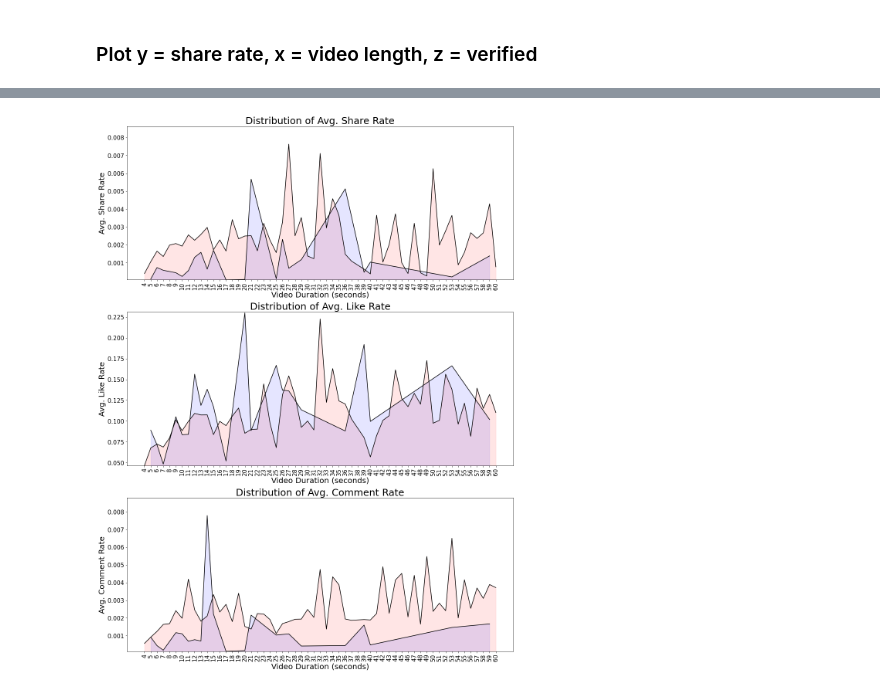
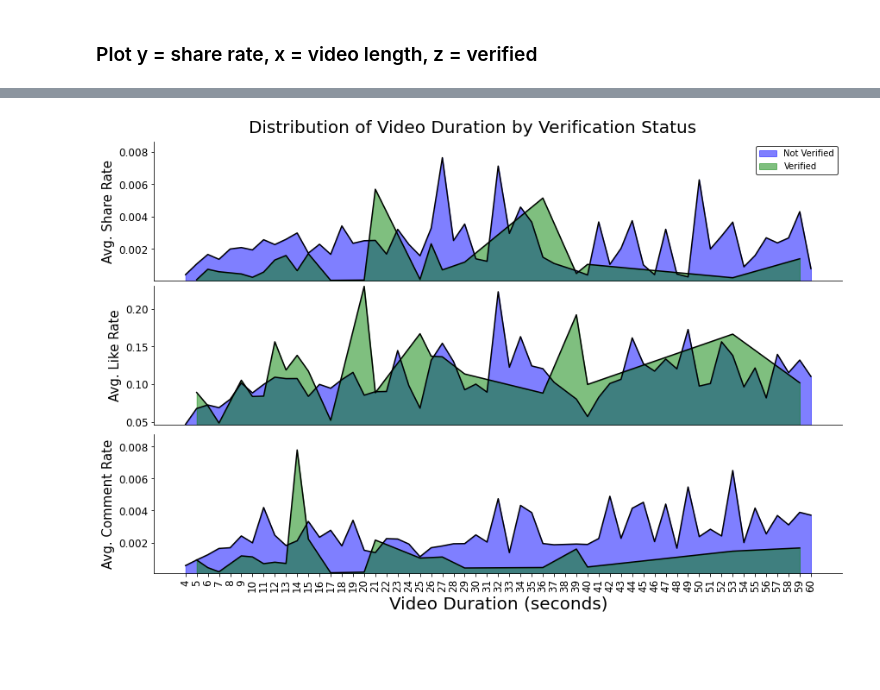
Before and after one commit to ba-group-projects/tiktok-popularity-eda, a Jupyter notebook: mattheus_smm635_mtp_eda.ipynb, the cells around one changed output, grey strips where cells are left out. Saved outputs shown, nothing was run; the diff lists cells and outputs as text; code cells hidden in the pictures; blank space fills up the shorter version.

```diff
--- a/mattheus_smm635_mtp_eda.ipynb
+++ b/mattheus_smm635_mtp_eda.ipynb
@@ -323,13 +387,38 @@ def plot_line(ax1, response, response_label, edgecolors, area_color1, area_color
-# %%
-fig = plt.figure(figsize=(15,20),constrained_layout=True)
-ax1 = fig.add_subplot(311)
-plot_line(ax1, 'shareRate', 'Share Rate', 'k', 'r', 'b')
-
-ax1 = fig.add_subplot(312)
-plot_line(ax1, 'likeRate', 'Like Rate', 'k', 'r', 'b')
-
-ax1 = fig.add_subplot(313)
-plot_line(ax1, 'commentRate', 'Comment Rate', 'k', 'r', 'b')
-plt.show()
-# %% [output]
-[figure, removed]
+# %%
+fig = plt.figure(figsize=(12,8),constrained_layout=True)
+fig.suptitle('Distribution of Video Duration by Verification Status', fontsize=20)
+
+ax1 = fig.add_subplot(311)
+plot_line(ax1, 'shareRate', 'Avg. Share Rate', 'k', 'g', 'b', 0.5, legend=True, spines=True)
+ax1.tick_params(axis='x',which='both',bottom=False,top=False,labelbottom=False)
+
+ax2 = fig.add_subplot(312)
+plot_line(ax2, 'likeRate', 'Avg. Like Rate', 'k', 'g', 'b', 0.5, spines=True)
+ax2.tick_params(axis='x',which='both',bottom=False,top=False,labelbottom=False)
+
+ax3 = fig.add_subplot(313)
+plot_line(ax3, 'commentRate', 'Avg. Comment Rate', 'k', 'g', 'b', 0.5, spines=True)
+# ax3.tick_params(axis='x',which='both',bottom=False,top=False,labelbottom=False)
+ax3.set_xticklabels(ax3.get_xticks(),rotation=90)
+ax3.set_xlabel('Video Duration (seconds)', fontdict={'fontsize': 20})
+
+# ax4 = fig.add_subplot(414)
+# plot_line(ax4, 'numVideos', '# of Videos', 'k', 'g', 'b', 0.5)
+# # ax4.set_xlabel('Video Duration (seconds)', fontdict={'fontsize': 20})
+# ax4.set_xticklabels(ax4.get_xticks(),rotation=90)
+
+# ax5 = fig.add_subplot(425)
+# plot_line(ax5, 'shareCount', 'Avg. Share Count', 'k', 'r', 'b')
+
+# ax6 = fig.add_subplot(426)
+# plot_line(ax6, 'likeCount', 'Avg. Like Count', 'k', 'r', 'b')
+
+# ax7 = fig.add_subplot(427)
+# plot_line(ax7, 'commentCount', 'Avg. Comment Count', 'k', 'r', 'b')
+
+# ax8 = fig.add_subplot(428)
+# plot_line(ax8, 'playCount', 'Avg. Play Count', 'k', 'r', 'b')
+
+plt.show()
+# %% [output]
+[figure, added]
```
Also changed, not shown: parts of 7 cells of this notebook.
